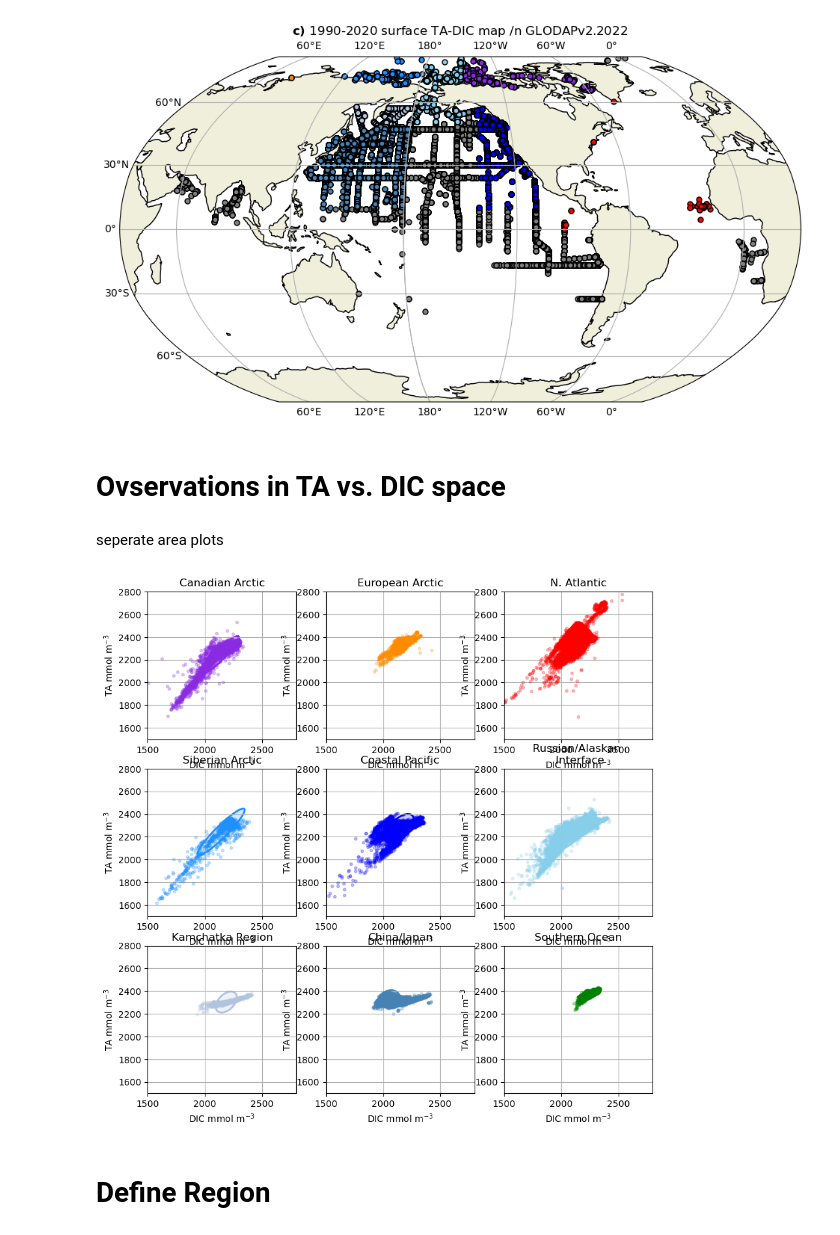
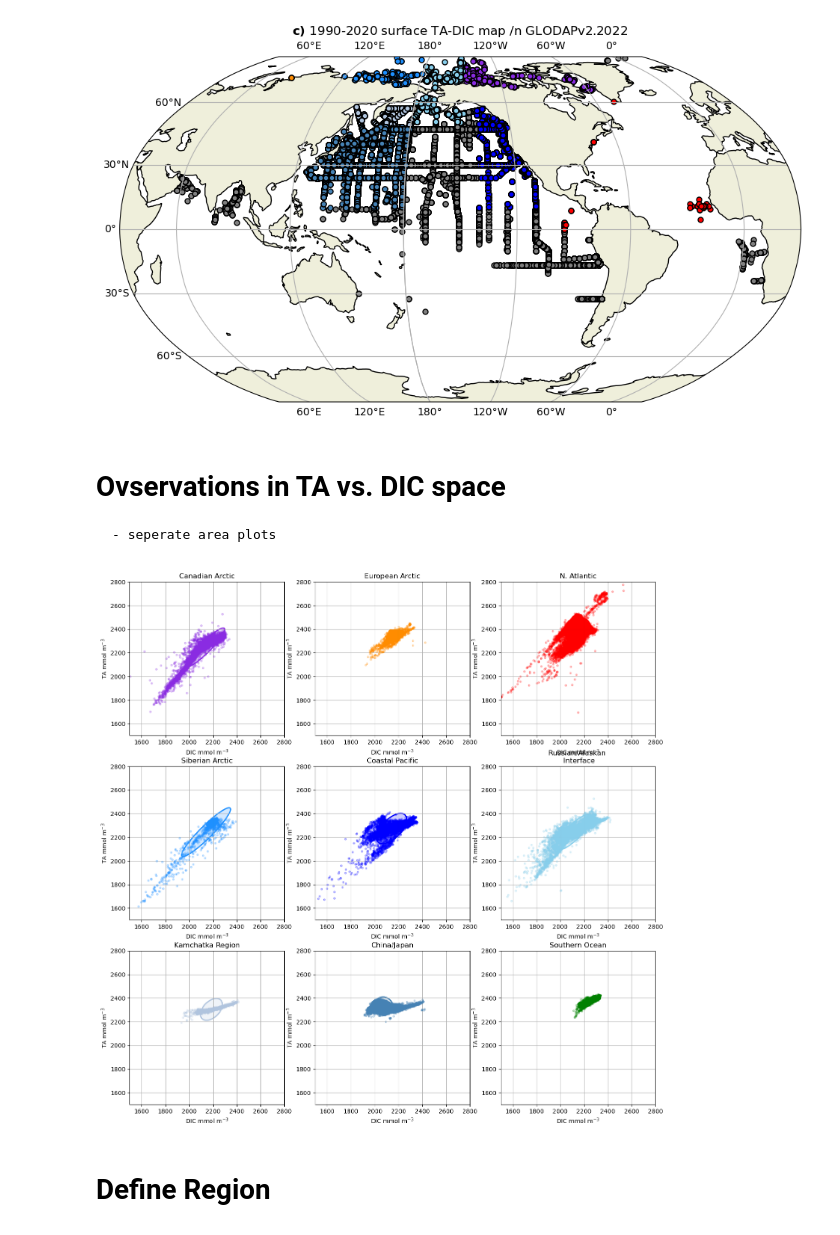
Before and after one commit to biu23/Carbonate_Chemistry_Models, a Jupyter notebook: test_script/GLODAP.ipynb, the cells around one changed output. Cells and saved outputs as stored; diff of their text form; code cells hidden in the pictures.

```diff
--- a/test_script/GLODAP.ipynb
+++ b/test_script/GLODAP.ipynb
@@ -449,8 +458,7 @@ Text(0.5, 1.0, '$\\bf{c)}$ 1990-2020 surface TA-DIC map /n GLODAPv2.2022')
 [figure]
 # %% [markdown]
 # Ovservations in TA vs. DIC space
+    - seperate area plots
-# %% [markdown]
-seperate area plots
 # %%
 TA = np.zeros([130,130])
 DIC = np.zeros([130,130])
@@ -464,7 +472,7 @@ DIC_ar = DIC[0,:]
 TA_ar = TA[:,0]
 # %%
 talph = 0.25
-fact = 0.5
+fact = 0.8
 omega_lev = 0.2
 from matplotlib.patches import Ellipse
 fig, axs = plt.subplots(3,3, figsize=(20*fact, 20*fact), facecolor='w', edgecolor='k')
@@ -482,34 +490,34 @@ for i in range(1,len(list_places)):
     tcol = (PLACES_withdat[list_places[i]]['colour'])
     tnam = (PLACES_withdat[list_places[i]]['name'])
     #print('(╯°□°）╯︵ ┻━┻')
 
     x = tDIC[filt_comp & (tGEO == geotag)]
     y = tALK[filt_comp & (tGEO == geotag)]
 
     width = 300
     height = 300
     tang = 45
     ellipse = Ellipse(xy=(np.nanmean(x), np.nanmean(y)), width=2*np.nanstd(y+x), height=2*np.nanstd(y-x), angle = 45,
                             edgecolor=tcol, fc='None', lw=2)
     axs[i-1].add_patch(ellipse)
 
     axs[i-1].plot(x,y,\
            color = tcol, marker = '.', linestyle = '',\
            label = tnam, alpha = talph)
 
     ellipse = Ellipse(xy=(np.nanmean(x), np.nanmean(y)), width=2*np.nanstd(y+x), height=2*np.nanstd(y-x), angle = 45,
                             edgecolor=tcol, fc= tcol, lw=2, alpha = 0.2)
     axs[i-1].add_patch(ellipse)
 
     axs[i-1].set_xlim([1500,2800])
     axs[i-1].set_ylim([1500,2800])
     axs[i-1].grid()
     axs[i-1].set_title(f'{tnam}')
 
     axs[i-1].set_ylabel('TA mmol m$^{-3}$')
     axs[i-1].set_xlabel('DIC mmol m$^{-3}$')
 # %% [output]
-[figure, old version]
+[figure, new version]
 # %% [markdown]
 # Define Region
 # %%
```
Also changed, not shown: parts of 9 cells of this notebook.
